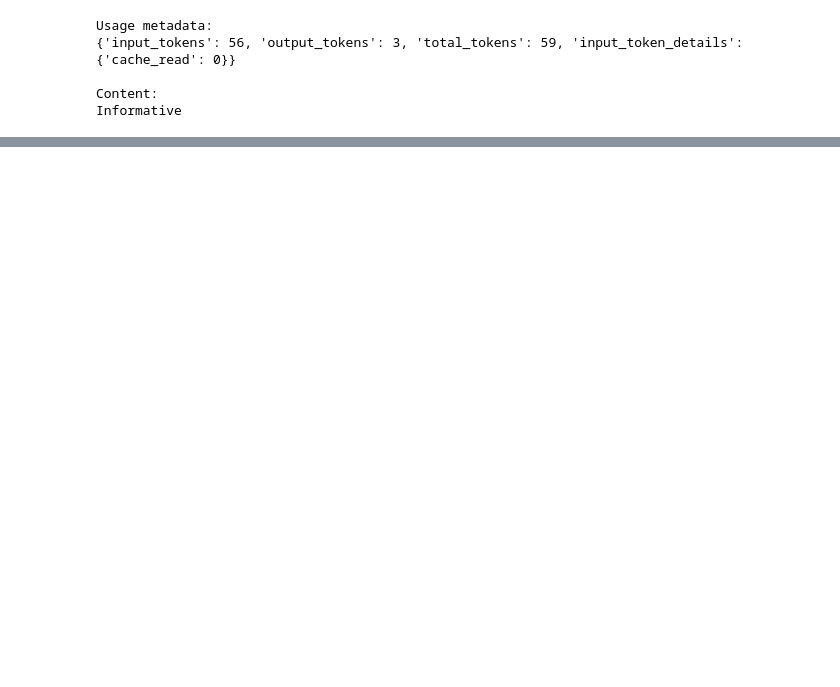
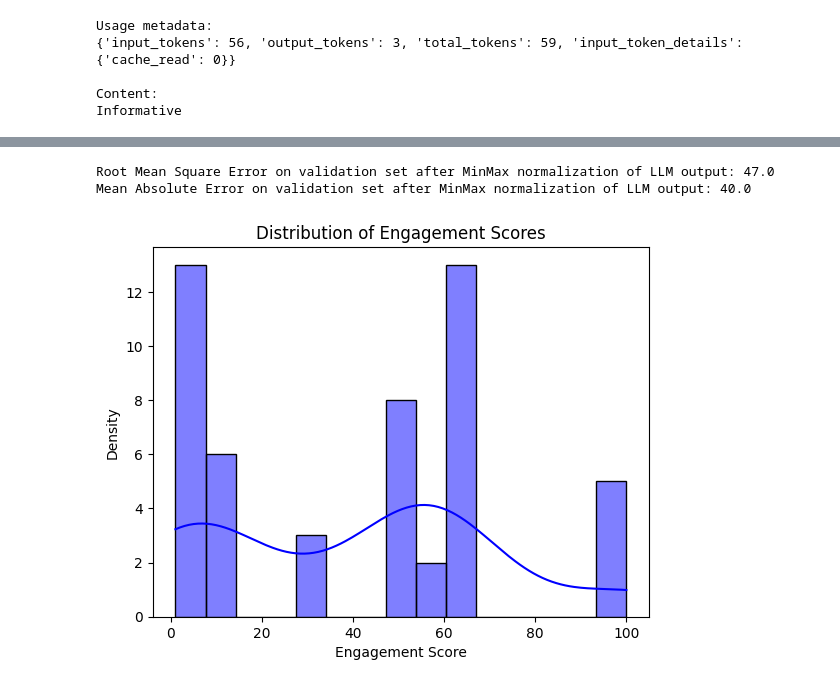
Before and after one commit to daKostych/Bachelor-Project-2025, a Jupyter notebook: Bc/data_processing.ipynb, the cells around one changed output, grey strips where cells are left out. Saved outputs shown, nothing was run; the diff lists cells and outputs as text; code cells hidden in the pictures; blank space fills up the shorter version.

```diff
--- a/Bc/data_processing.ipynb
+++ b/Bc/data_processing.ipynb
@@ -11,7 +11,7 @@ data = pd.read_csv("datasets/data.csv")
 data["url_paper"] = data["url_paper"].str.replace("abs", "pdf", regex=False)
 
 # Calculate engagement score
-data["engagement_score"] = (data["claps"] + 19.4 * data["comments"]) / data["author_followers"]
+data["engagement_score"] = (data["claps"] + 3 * data["comments"]) / data["author_followers"]
 min_val = data["engagement_score"].min()
 max_val = data["engagement_score"].nlargest(3).iloc[-1] # Ignore the outliers
 data["normalized_engagement_score"] = 100 * (data["engagement_score"] - min_val) / (max_val - min_val) # Experimental MinMax normalization
@@ -682,0 +680,23 @@ Mean Absolute Error on validation set: 33.6
+# %%
+from sklearn.preprocessing import MinMaxScaler
+
+llm_assessment_scaler = MinMaxScaler(feature_range=(1, 100))
+scaled_llm_assessment = llm_assessment_scaler.fit_transform(llm_assessment.values.reshape(-1, 1))
+RMSE_val_scaled = metrics.root_mean_squared_error(yval, scaled_llm_assessment)
+print(f"Root Mean Square Error on validation set after MinMax normalization of LLM output: {RMSE_val_scaled:.1f}")
+MAE_val_scaled = metrics.mean_absolute_error(yval, scaled_llm_assessment)
+print(f"Mean Absolute Error on validation set after MinMax normalization of LLM output: {MAE_val_scaled:.1f}")
+# %% [output]
+Root Mean Square Error on validation set after MinMax normalization of LLM output: 47.0
+Mean Absolute Error on validation set after MinMax normalization of LLM output: 40.0
+# %%
+import seaborn as sns
+import matplotlib.pyplot as plt
+
+sns.histplot(data["normalized_engagement_score"], bins=15, kde=True, color="blue")
+plt.xlabel("Engagement Score")
+plt.ylabel("Density")
+plt.title("Distribution of Engagement Scores")
+plt.show()
+# %% [output]
+[figure, added]
```
Also changed, not shown: parts of 23 cells of this notebook.
